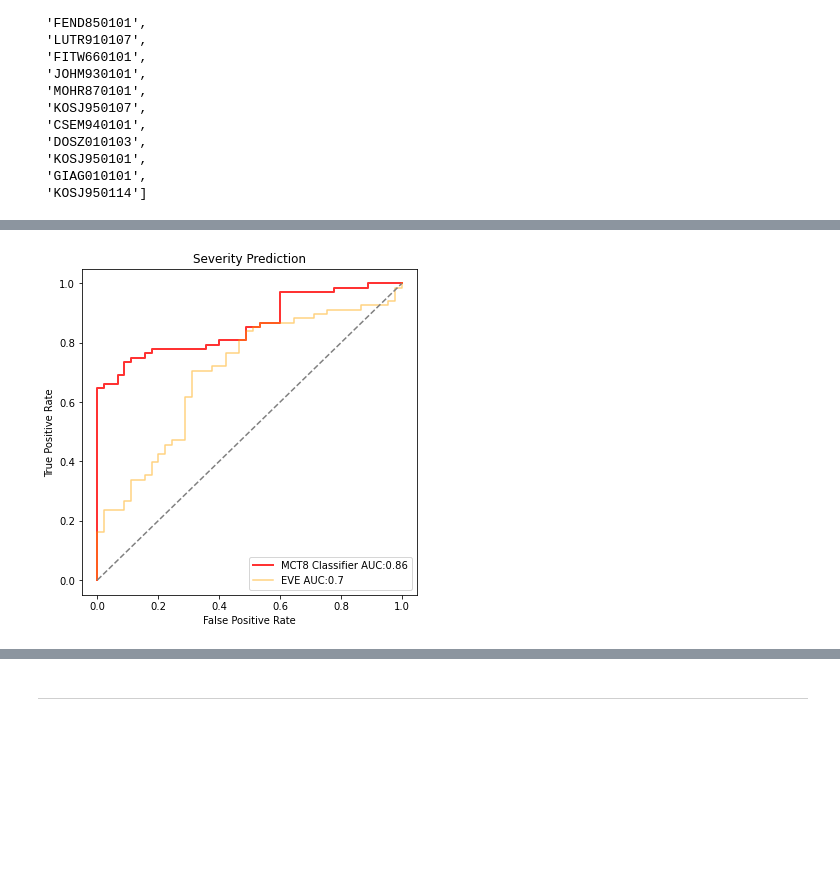
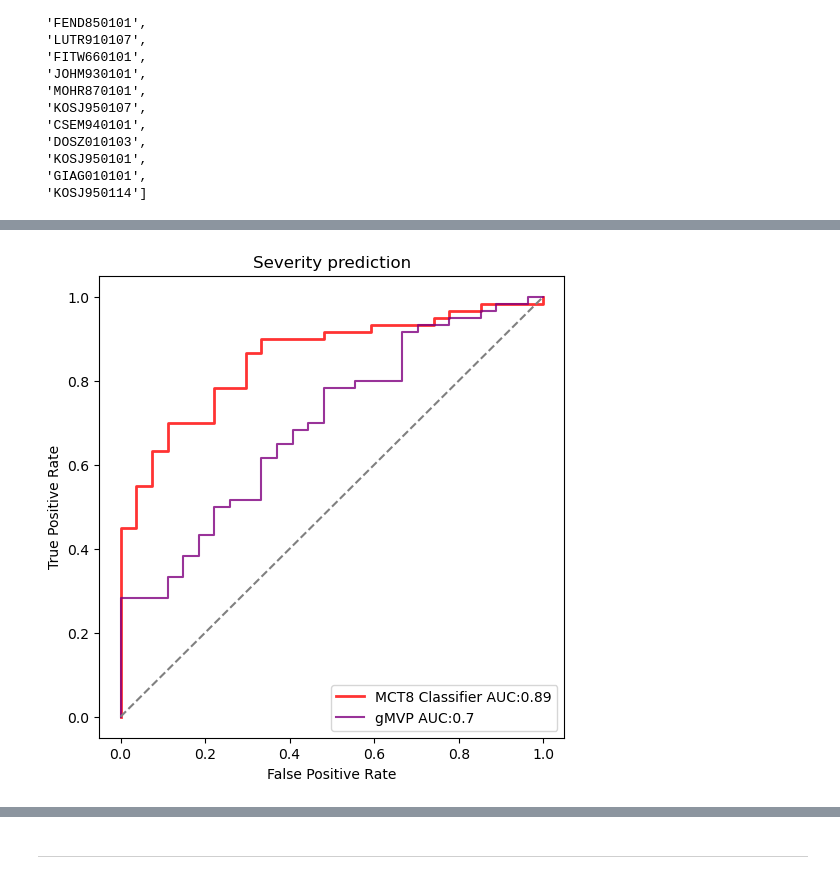
Before and after one commit to martin-mariano/MCT8classifier, a Jupyter notebook: Code_Files/03_MCT8_Variants_ClassifierDevelopment.ipynb, the cells around one changed output, grey strips where cells are left out. Cells and saved outputs as stored; diff of their text form; code cells hidden in the pictures; blank space fills up the shorter version.

```diff
--- a/Code_Files/03_MCT8_Variants_ClassifierDevelopment.ipynb
+++ b/Code_Files/03_MCT8_Variants_ClassifierDevelopment.ipynb
@@ -1008,28 +1519,33 @@ best_threshold
 # %%
-from sklearn.metrics import roc_curve, auc
-# Cut-off on 10 %
+# The pre-scores of gMVP are for SNVs and doesn't include all possible missense
+mct8_gmvp = mct8_predictors.dropna()
+fpr_gmvp, tpr_gmvp, thresholds_gmvp = roc_curve(mct8_gmvp['ClinSig'], mct8_gmvp.gMVP_prob.astype(float))
+roc_auc_gmvp = auc(fpr_gmvp, tpr_gmvp)
 
-fpr_eve_i, tpr_eve_i, thresholds_eve_i = roc_curve(mct8_rocs['ClinSig'], mct8_rocs.evol_indices_mean.astype(float))
-roc_auc_eve_i = auc(fpr_eve_i, tpr_eve_i)
+# Only subset of variants that are in the pre-calculated scores of gMVP
+gmvp_subset = mct8_gmvp.AA_change.tolist()
+
+y_gmvp = y.to_frame().reset_index()
+index_gmvp = y_gmvp[y_gmvp.AA_change.isin(gmvp_subset)].index
 
 plt.figure(figsize=(6,6))
 
-probas = cross_val_predict(second_classifier, X, y, method='predict_proba', n_jobs=-1, cv=10)
-fpr, tpr, thresholds = roc_curve(y, probas[:,1])
+probas = cross_val_predict(first_classifier, X[index_gmvp], y[index_gmvp], method='predict_proba', n_jobs=-1, cv=10)
+fpr, tpr, thresholds = roc_curve(y[index_gmvp], probas[:,1])
 
-scores = cross_validate(second_classifier, X, y, n_jobs=-1, cv=10,
+scores_2 = cross_validate(first_classifier, X[index_gmvp], y[index_gmvp], n_jobs=-1, cv=10,
                         scoring=('accuracy', 'roc_auc'))
-plt.plot(fpr, tpr, label='MCT8 Classifier AUC:'+str(round(np.mean(scores['test_roc_auc']), 2)),
+plt.plot(fpr, tpr, label='MCT8 Classifier AUC:'+str(round(np.mean(scores_2['test_roc_auc']), 2)),
          color='red', linewidth=2, alpha=.8)
 
-plt.plot(fpr_eve_i, tpr_eve_i, label='EVE AUC:'+str(round(roc_auc_eve_i, 2)), color='orange', alpha=.5)
+plt.plot(fpr_gmvp, tpr_gmvp, label='gMVP AUC:'+str(round(roc_auc_gmvp, 2)), color='purple', alpha=.8)
 
 plt.plot([0,1], [0,1], '--', color='grey')
 plt.xlabel('False Positive Rate')
 plt.ylabel('True Positive Rate')
 plt.legend(loc='lower right')
-plt.title('Severity Prediction')
-plt.savefig('Step1_CO10_ROCcurve.png')
+plt.title('Severity prediction')
+plt.savefig('Step2_CO10_ROCcurve_gMVPsubset.png')
 plt.show()
 # %% [output]
-[figure, old version]
+[figure, new version]
```
Also changed, not shown: parts of 49 cells of this notebook, 1 other file.
